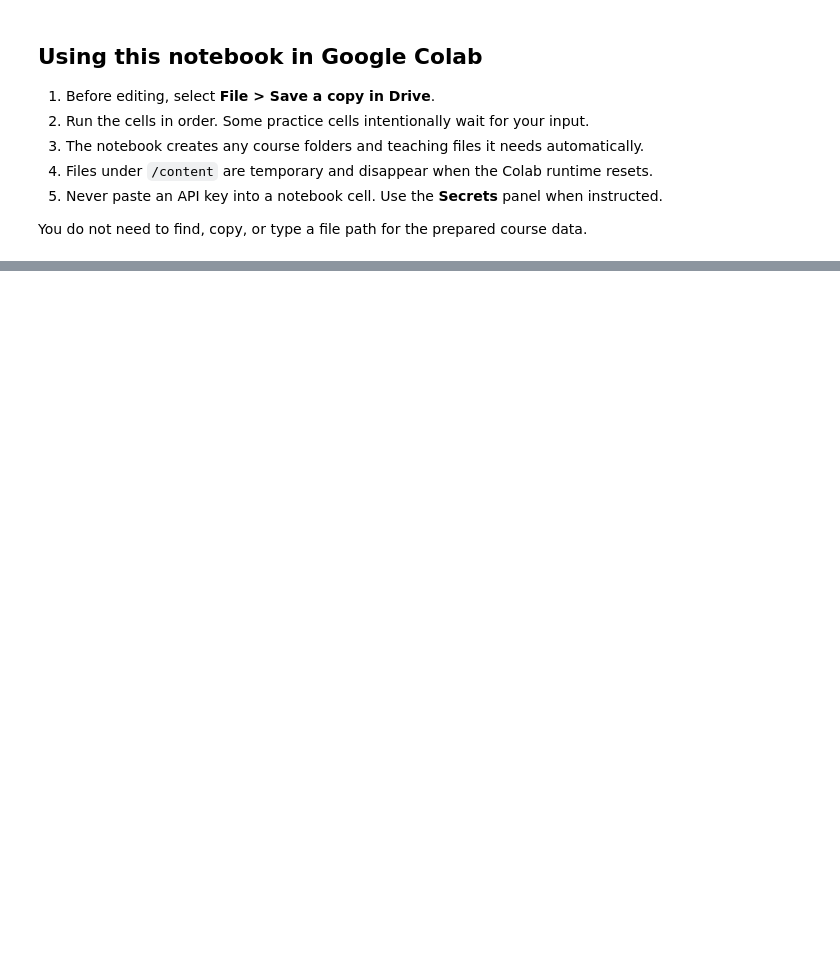
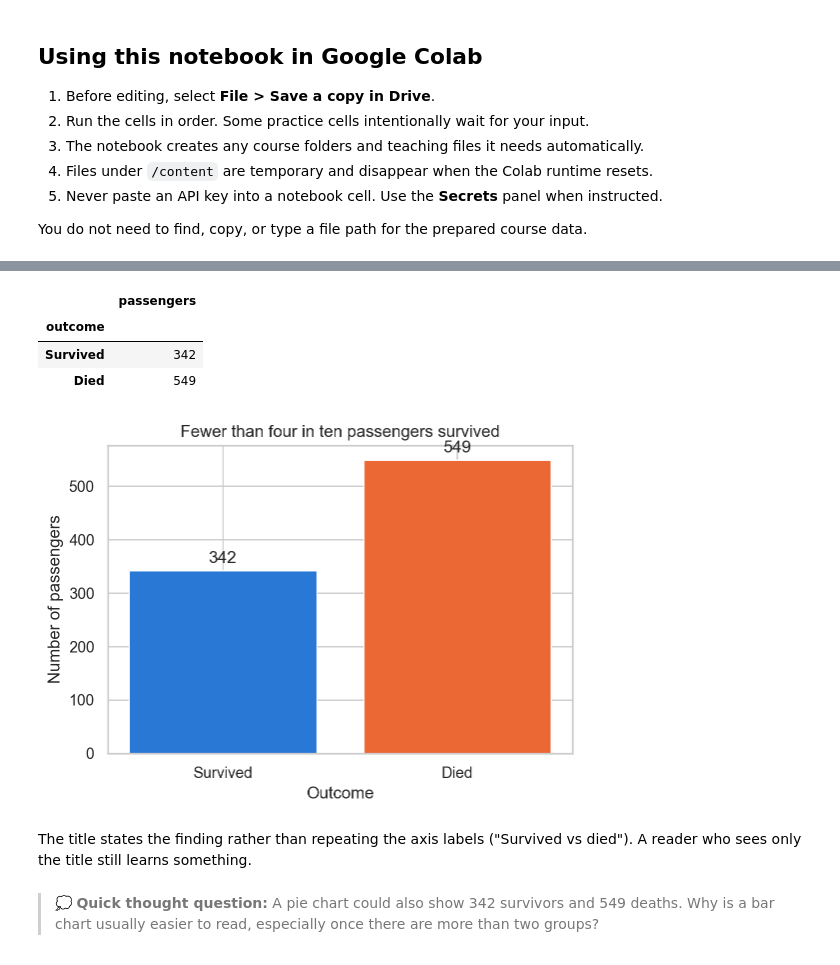
Before and after one commit to harshvardhaniimi/isa383-google-colab, a Jupyter notebook: 12_Data_Visualization.ipynb, the cells around one changed output, grey strips where cells are left out. Drawn from its saved outputs; the diff is of its cells as text; code cells hidden in the pictures; blank space fills up the shorter version.

```diff
--- a/12_Data_Visualization.ipynb
+++ b/12_Data_Visualization.ipynb
@@ -400,0 +72,23 @@ Create a table containing the three hottest and three coldest days. Visualize th
+# %%
+from pathlib import Path
+
+import matplotlib.pyplot as plt
+import numpy as np
+import pandas as pd
+import seaborn as sns
+from IPython.display import display
+from matplotlib.ticker import PercentFormatter
+
+%config InlineBackend.figure_format = "retina"   # sharper images in the notebook
+sns.set_theme(style="whitegrid", context="notebook")
+
+# One color per meaning, reused everywhere (checked for color-vision-deficiency separation).
+OUTCOME_ORDER = ["Survived", "Died"]
+OUTCOME_COLORS = {"Survived": "#2a78d6", "Died": "#eb6834"}
+SEX_ORDER = ["female", "male"]
+SEX_COLORS = {"female": "#1baf7a", "male": "#6250d6"}
+CLASS_ORDER = ["First", "Second", "Third"]
+CLASS_COLORS = {"First": "#243b53", "Second": "#627d98", "Third": "#bcccdc"}   # one hue, dark -> light = ordered
+AGE_ORDER = ["child (0-12)", "teen (13-17)", "adult (18-39)", "middle age (40-59)", "senior (60+)"]
+
+print("matplotlib", plt.matplotlib.__version__, "| seaborn", sns.__version__)
@@ -400,0 +167,32 @@ Create a table containing the three hottest and three coldest days. Visualize th
+# %%
+# V1, step 1: the table.
+outcome_counts = titanic["outcome"].value_counts().reindex(OUTCOME_ORDER)
+outcome_counts.to_frame("passengers")
+# %% [output]
+|  | passengers |
+| outcome |  |
+| Survived | 342 |
+| Died | 549 |
+# %%
+# V1, step 2: the chart.
+fig, ax = plt.subplots(figsize=(6, 4))
+
+bars = ax.bar(
+    outcome_counts.index,
+    outcome_counts.values,
+    color=[OUTCOME_COLORS[outcome] for outcome in outcome_counts.index],
+)
+ax.bar_label(bars, padding=3)
+
+ax.set_title("Fewer than four in ten passengers survived")
+ax.set_xlabel("Outcome")
+ax.set_ylabel("Number of passengers")
+plt.show()
+# %% [output]
+[figure, added]
+# %% [markdown]
+The title states the finding rather than repeating the axis labels ("Survived vs died").
+A reader who sees only the title still learns something.
+# %% [markdown]
+> 💭 **Quick thought question:** A pie chart could also show 342 survivors and 549 deaths.
+Why is a bar chart usually easier to read, especially once there are more than two groups?
```
Also changed, not shown: parts of 133 cells of this notebook, 11 other files.
